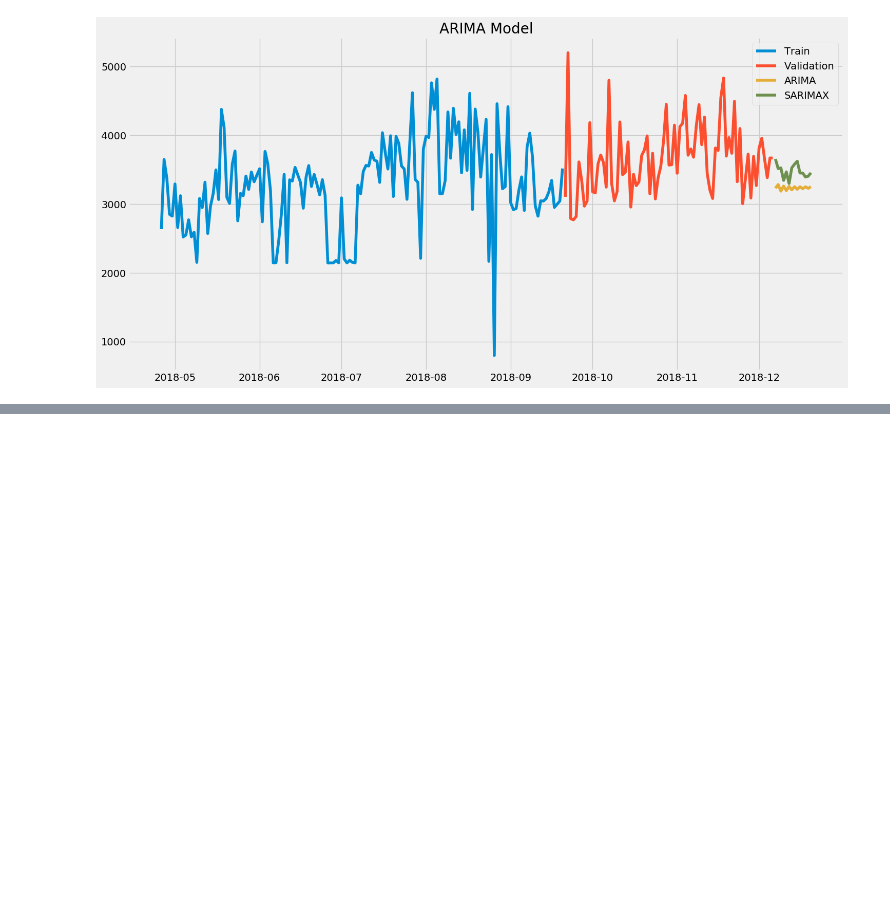
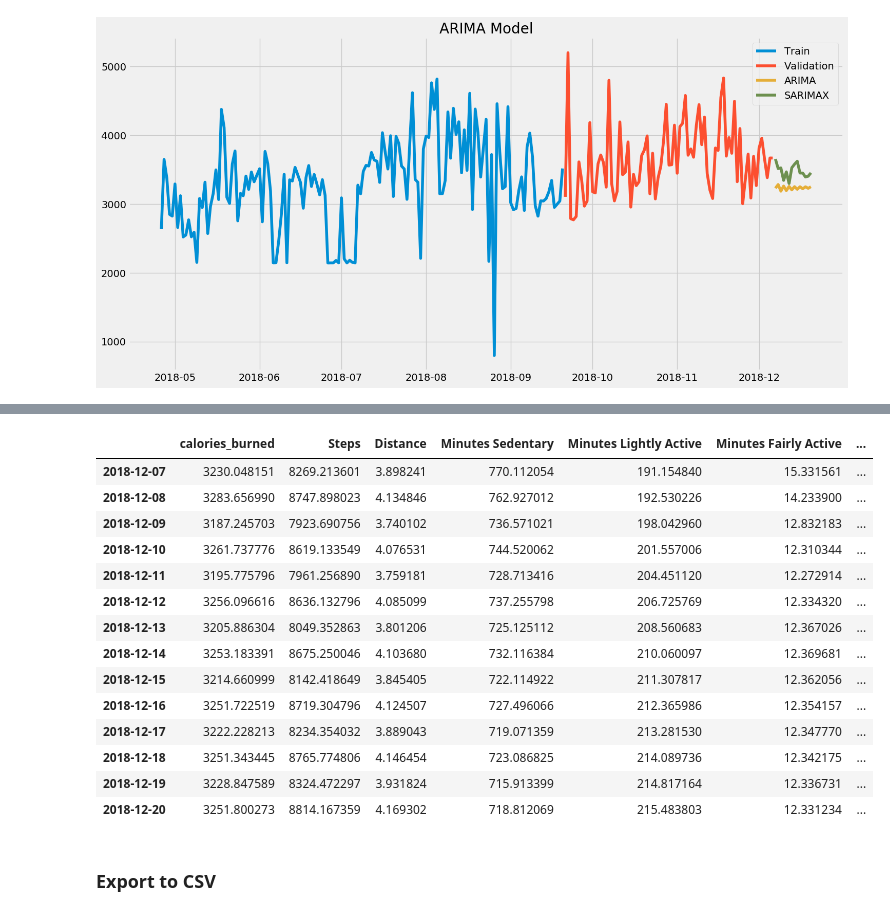
Before and after one commit to jesseanddd/fitbit, a Jupyter notebook: jesse_fitbit.ipynb, the cells around one changed output, grey strips where cells are left out. Drawn from its saved outputs; the diff is of its cells as text; code cells hidden in the pictures; blank space fills up the shorter version.

Commit message:
Added export to csv

```diff
--- a/jesse_fitbit.ipynb
+++ b/jesse_fitbit.ipynb
@@ -269,5 +263,3 @@ memory usage: 17.7 KB
-# %%
-df.Date = pd.to_datetime(df.Date)
 # %%
 df.info()
 # %% [output]
@@ -999,0 +1006,2 @@ Text(0.5, 1.0, 'ARIMA Model')
+# %%
+pdf = pd.DataFrame(dict(calories_burned=''), index=date_index)
@@ -999,0 +1036,11 @@ Text(0.5, 1.0, 'ARIMA Model')
+# %%
+aggregation = 'sum'
+ts_data = df['Steps'].resample('D').agg(aggregation)
+train_size = int(len(ts_data) * 0.66)
+train_1, test_1 = ts_data[0:train_size], ts_data[train_size:len(ts_data)]
+train = pd.DataFrame(train_1)
+test = pd.DataFrame(test_1)
+model = ARIMA(train['Steps'], order=(2, 1, 2))
+results_ARIMA = model.fit(disp=-1)
+forecast = results_ARIMA.forecast(steps=14)[0]
+pdf['Steps'] = forecast
@@ -999,0 +1065,35 @@ Text(0.5, 1.0, 'ARIMA Model')
+# %%
+for col in df.columns:
+    try:
+        aggregation = 'sum'
+        ts_data = df[col].resample('D').agg(aggregation)
+        train_size = int(len(ts_data) * 0.66)
+        train_1, test_1 = ts_data[0:train_size], ts_data[train_size:len(ts_data)]
+        train = pd.DataFrame(train_1)
+        test = pd.DataFrame(test_1)
+        model = ARIMA(train[col], order=(2, 1, 2))
+        results_ARIMA = model.fit(disp=-1)
+        forecast = results_ARIMA.forecast(steps=14)[0]
+        pdf[col] = forecast
+    except:
+        pass
+# %%
+pdf
+# %% [output]
+|  | calories_burned | Steps | Distance | Minutes Sedentary | Minutes Lightly Active | Minutes Fairly Active | ... |
+| 2018-12-07 | 3230.048151 | 8269.213601 | 3.898241 | 770.112054 | 191.154840 | 15.331561 | ... |
+| 2018-12-08 | 3283.656990 | 8747.898023 | 4.134846 | 762.927012 | 192.530226 | 14.233900 | ... |
+| 2018-12-09 | 3187.245703 | 7923.690756 | 3.740102 | 736.571021 | 198.042960 | 12.832183 | ... |
+| 2018-12-10 | 3261.737776 | 8619.133549 | 4.076531 | 744.520062 | 201.557006 | 12.310344 | ... |
+| 2018-12-11 | 3195.775796 | 7961.256890 | 3.759181 | 728.713416 | 204.451120 | 12.272914 | ... |
+| 2018-12-12 | 3256.096616 | 8636.132796 | 4.085099 | 737.255798 | 206.725769 | 12.334320 | ... |
+| 2018-12-13 | 3205.886304 | 8049.352863 | 3.801206 | 725.125112 | 208.560683 | 12.367026 | ... |
+| 2018-12-14 | 3253.183391 | 8675.250046 | 4.103680 | 732.116384 | 210.060097 | 12.369681 | ... |
+| 2018-12-15 | 3214.660999 | 8142.418649 | 3.845405 | 722.114922 | 211.307817 | 12.362056 | ... |
+| 2018-12-16 | 3251.722519 | 8719.304796 | 4.124507 | 727.496066 | 212.365986 | 12.354157 | ... |
+| 2018-12-17 | 3222.228213 | 8234.354032 | 3.889043 | 719.071359 | 213.281530 | 12.347770 | ... |
+| 2018-12-18 | 3251.343445 | 8765.774806 | 4.146454 | 723.086825 | 214.089736 | 12.342175 | ... |
+| 2018-12-19 | 3228.847589 | 8324.472297 | 3.931824 | 715.913399 | 214.817164 | 12.336731 | ... |
+| 2018-12-20 | 3251.800273 | 8814.167359 | 4.169302 | 718.812069 | 215.483803 | 12.331234 | ... |
+# %% [markdown]
+### Export to CSV
```
Also changed, not shown: parts of 17 cells of this notebook.
